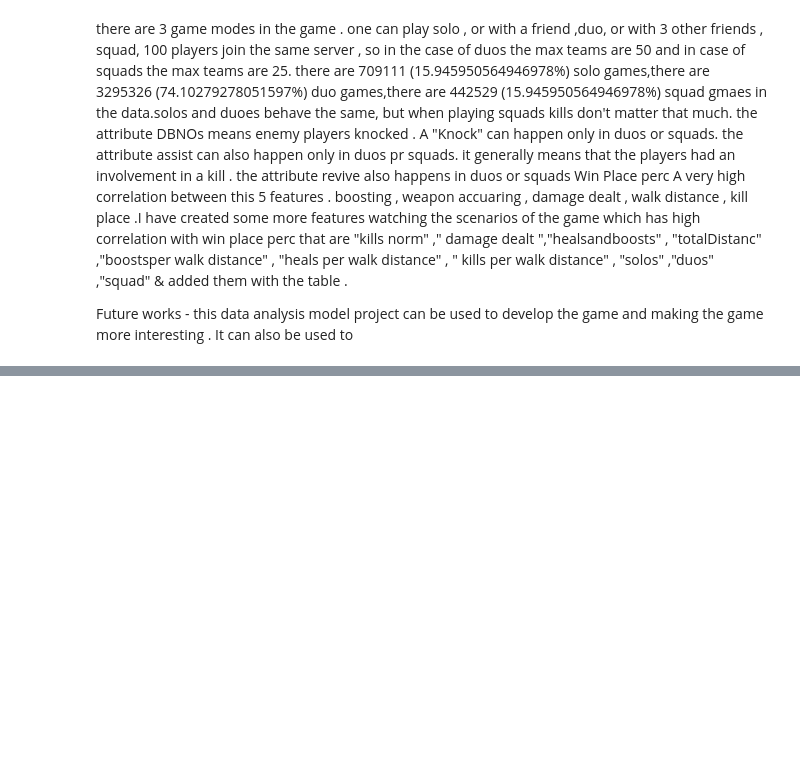
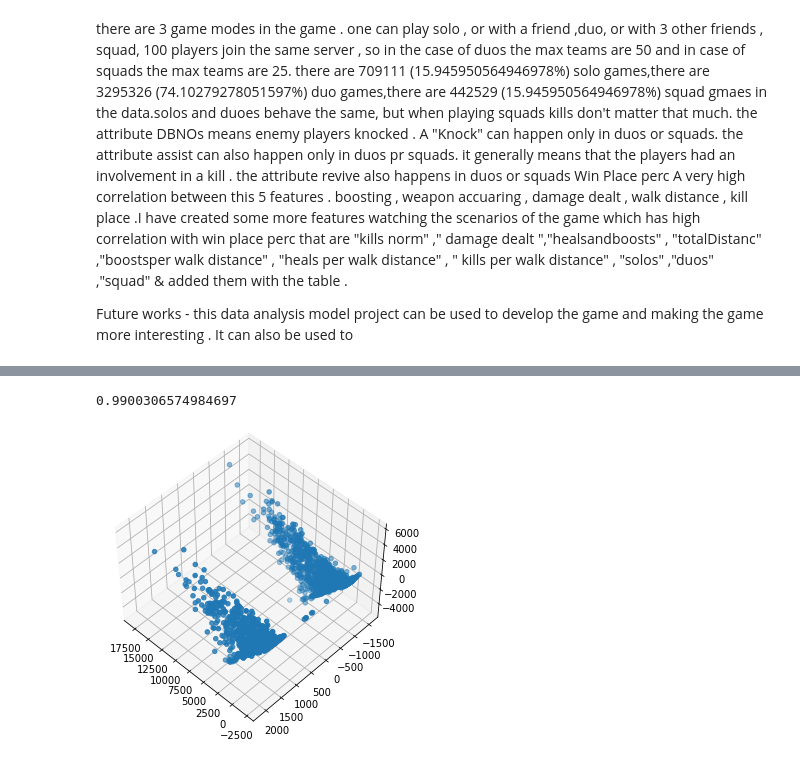
Before and after one commit to Jexers/PUBG-Finish-Placement-Prediction-Proj, a Jupyter notebook: code/EDA.ipynb, the cells around one changed output, grey strips where cells are left out. Saved outputs shown, nothing was run; the diff lists cells and outputs as text; code cells hidden in the pictures; blank space fills up the shorter version.

```diff
--- a/code/EDA.ipynb
+++ b/code/EDA.ipynb
@@ -671,0 +702,14 @@ Future works - this data analysis model project can be used to develop the game
+# %%
+pca3 = PCA(n_components=3)
+pca3.fit(cdata)
+print(sum(pca3.explained_variance_ratio_))
+P3 = pca3.transform(cdata)
+# %% [output]
+0.9900306574984697
+# %%
+fig_p3 = plt.figure()
+ax = Axes3D(fig_p3, elev=48, azim=134)
+ax.scatter(P3[:,0],P3[:,1],P3[:,2])
+fig_p3.show()
+# %% [output]
+[figure, added]
```
Also changed, not shown: parts of 28 cells of this notebook, 1 other file.
